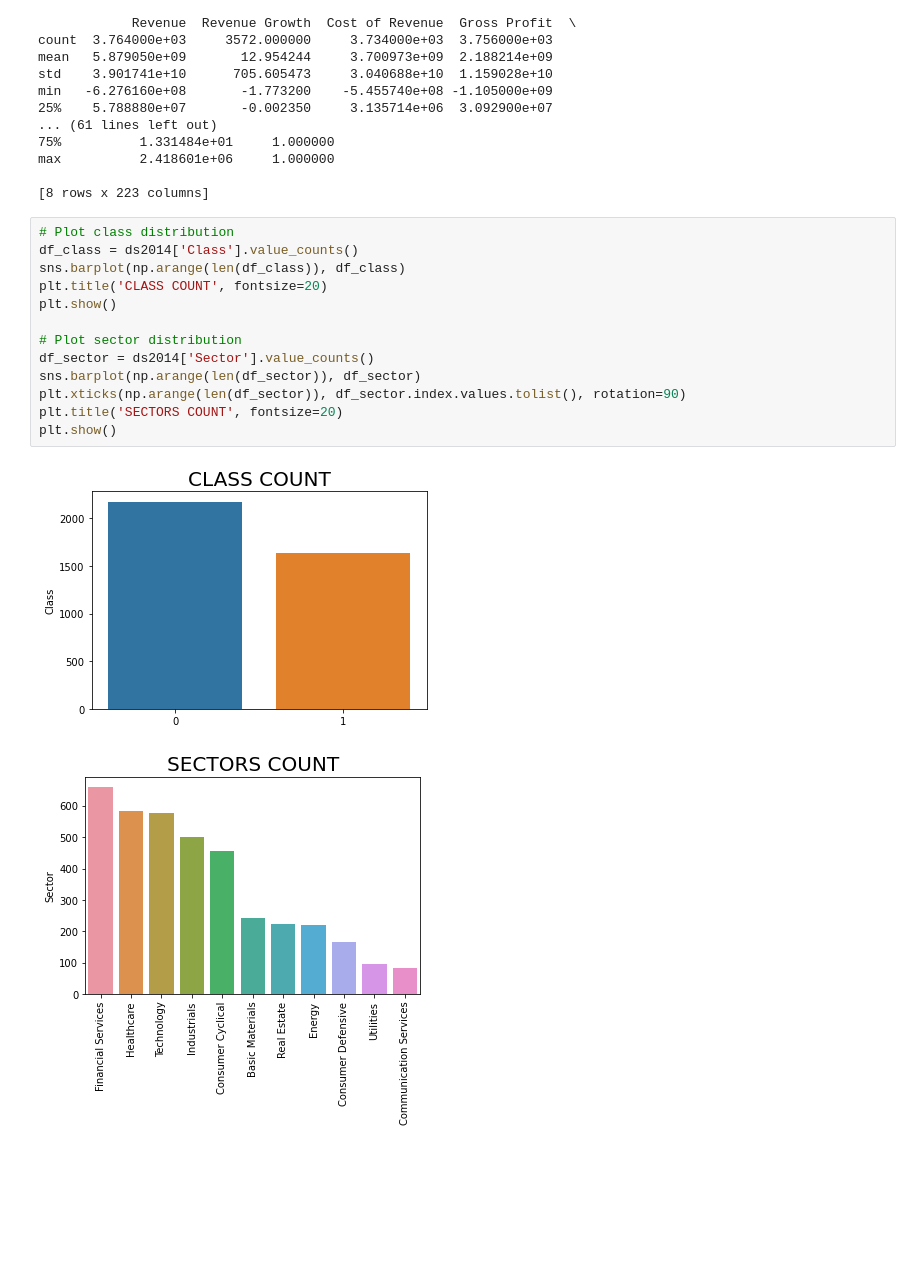
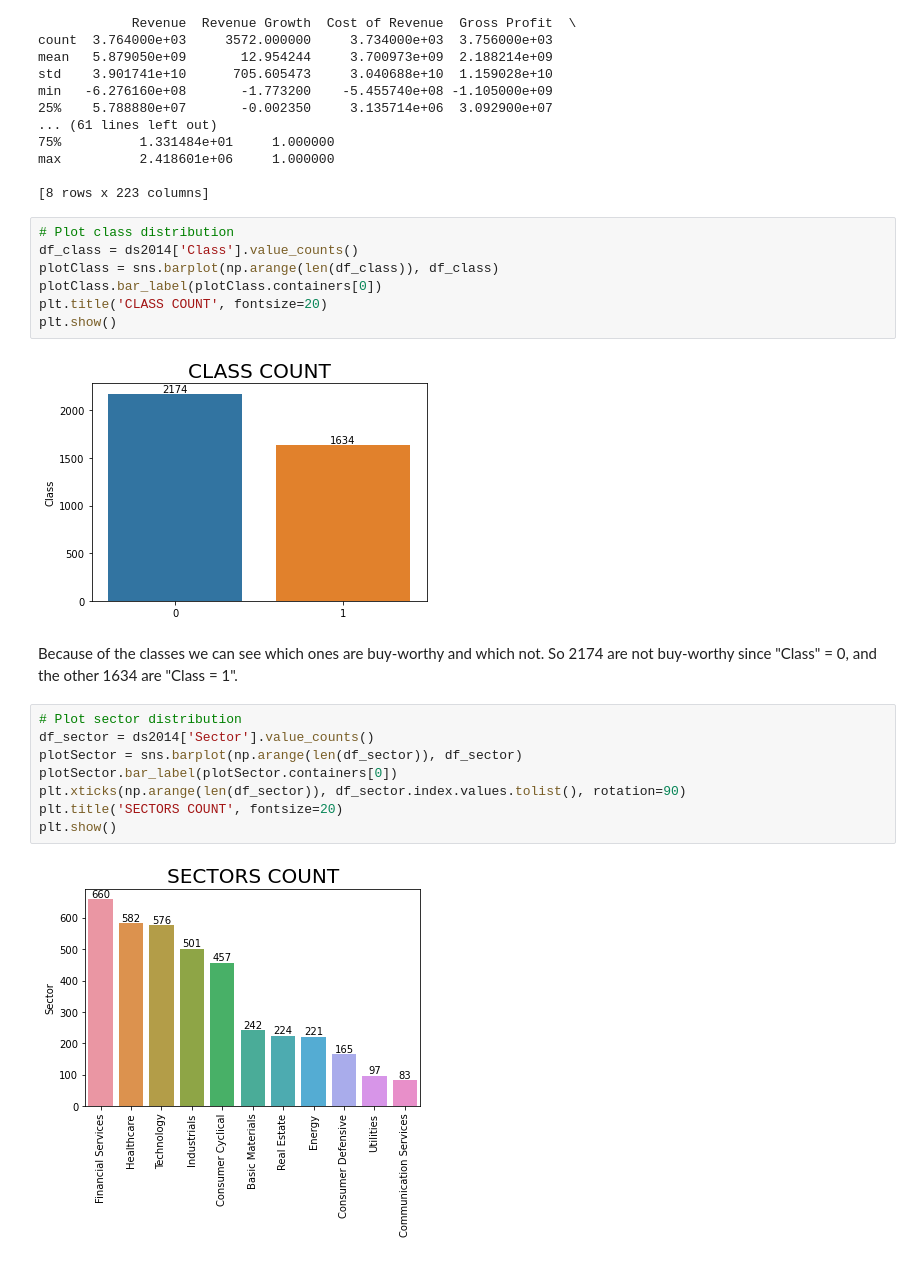
Before and after one commit to JosipHarambasic/ML_Project, a Jupyter notebook: ml_main.ipynb, the cells around one changed output. Cells and saved outputs as stored; diff of their text form; blank space fills up the shorter version.

```diff
--- a/ml_main.ipynb
+++ b/ml_main.ipynb
@@ -46,19 +46,24 @@ min   -6.276160e+08       -1.773200    -5.455740e+08 -1.105000e+09
 max          2.418601e+06     1.000000
 
 [8 rows x 223 columns]
+# %%
+# Plot class distribution
+df_class = ds2014['Class'].value_counts()
+plotClass = sns.barplot(np.arange(len(df_class)), df_class)
+plotClass.bar_label(plotClass.containers[0])
+plt.title('CLASS COUNT', fontsize=20)
+plt.show()
+# %% [output]
+[figure, added]
+# %% [markdown]
+Because of the classes we can see which ones are buy-worthy and which not. So 2174 are not buy-worthy since "Class" = 0, and the other 1634 are "Class = 1".
 # %%
-# Plot class distribution
-df_class = ds2014['Class'].value_counts()
-sns.barplot(np.arange(len(df_class)), df_class)
-plt.title('CLASS COUNT', fontsize=20)
-plt.show()
-
 # Plot sector distribution
 df_sector = ds2014['Sector'].value_counts()
-sns.barplot(np.arange(len(df_sector)), df_sector)
+plotSector = sns.barplot(np.arange(len(df_sector)), df_sector)
+plotSector.bar_label(plotSector.containers[0])
 plt.xticks(np.arange(len(df_sector)), df_sector.index.values.tolist(), rotation=90)
 plt.title('SECTORS COUNT', fontsize=20)
 plt.show()
 # %% [output]
-[figure, old version]
+[figure, new version]
-[figure, removed]
```
Also changed, not shown: parts of 1 cell of this notebook, 1 other file.
